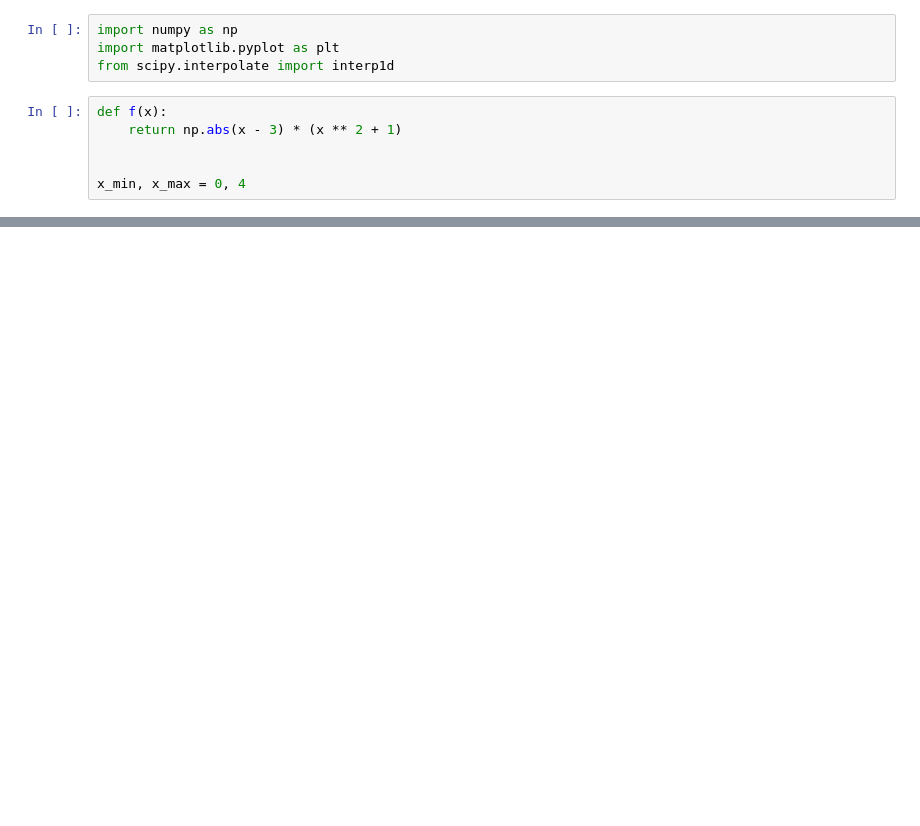
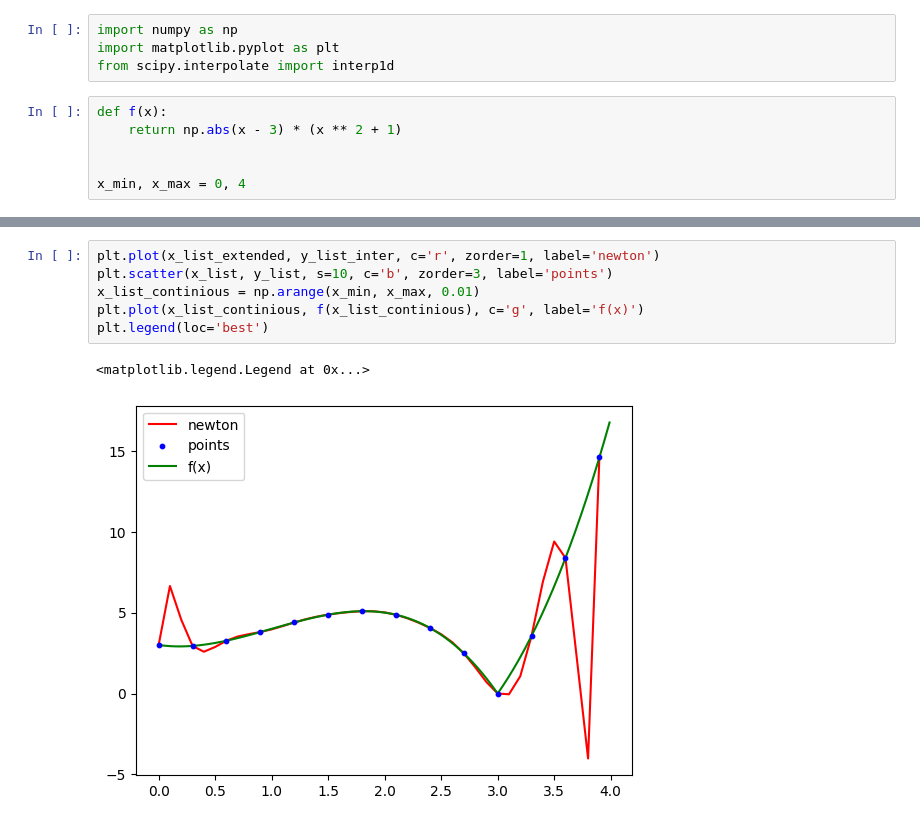
Before and after one commit to kudrmax/numerical-methods, a Jupyter notebook: approximation/6.7.4.ipynb, the cells around one changed output, grey strips where cells are left out. Saved outputs shown, nothing was run; the diff lists cells and outputs as text; blank space fills up the shorter version.

```diff
--- a/approximation/6.7.4.ipynb
+++ b/approximation/6.7.4.ipynb
@@ -109,0 +96,9 @@ plt.scatter(x_more[50:-50], inter_list, s=5, c='r', zorder=2)
+# %%
+plt.plot(x_list_extended, y_list_inter, c='r', zorder=1, label='newton')
+plt.scatter(x_list, y_list, s=10, c='b', zorder=3, label='points')
+x_list_continious = np.arange(x_min, x_max, 0.01)
+plt.plot(x_list_continious, f(x_list_continious), c='g', label='f(x)')
+plt.legend(loc='best')
+# %% [output]
+<matplotlib.legend.Legend at 0x...>
+[figure, added]
```
Also changed, not shown: parts of 8 cells of this notebook.
